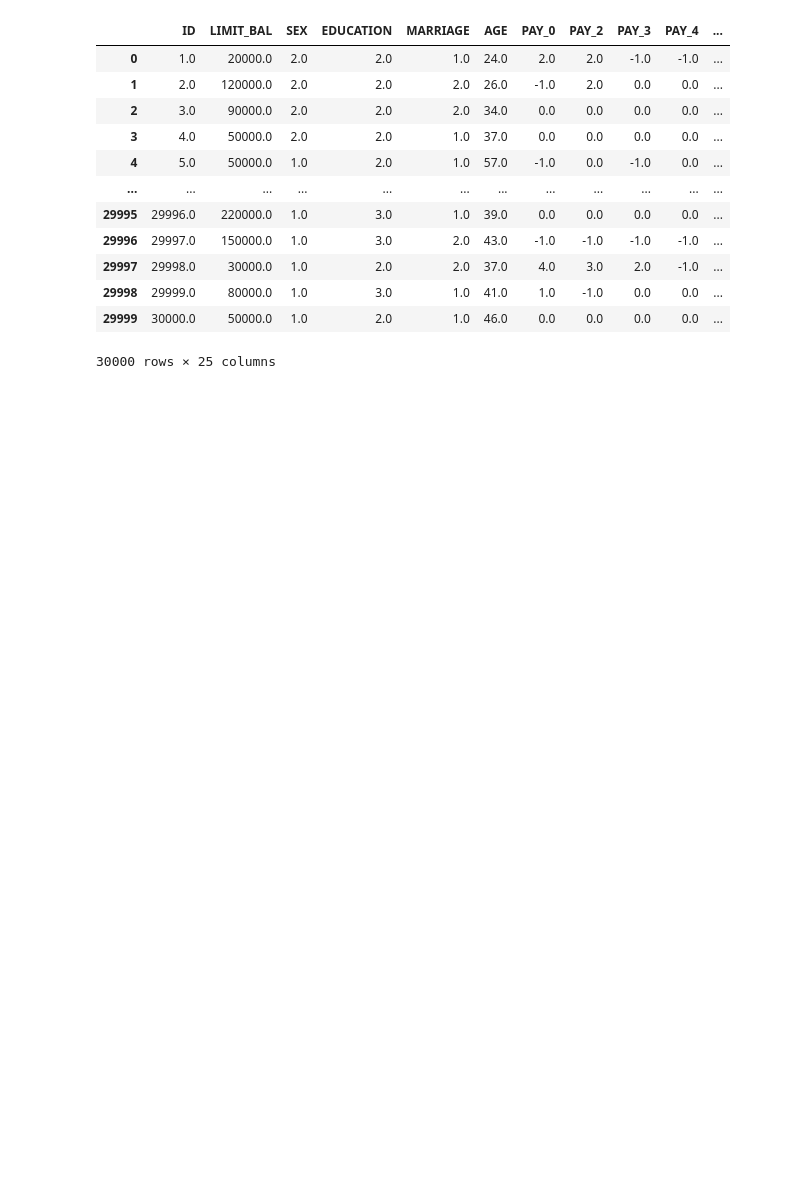
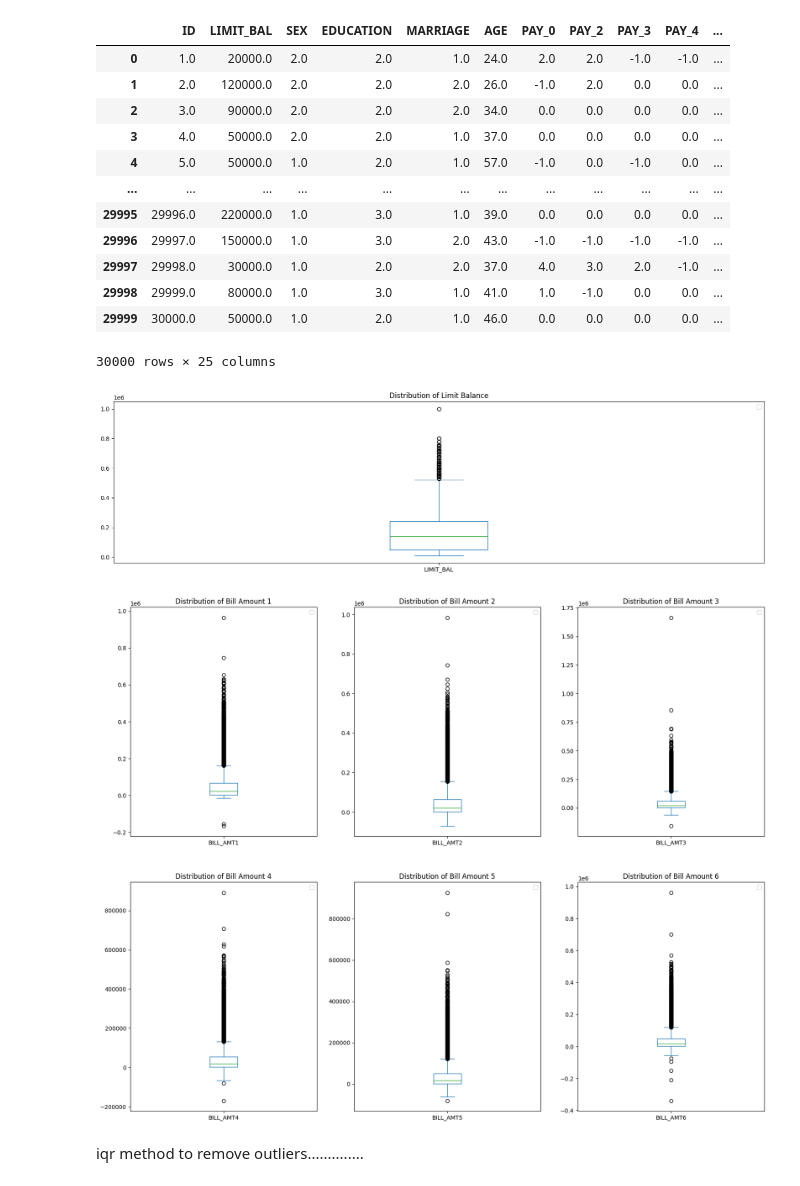
Before and after one commit to RookieCoder12/DevArena-Week-9, a Jupyter notebook: CarDefXGB1.ipynb, the cells around one changed output. Cells and saved outputs as stored; diff of their text form; code cells hidden in the pictures; blank space fills up the shorter version.

Commit message:
modified: cardef,house_prediction; updated the file; addded: png image

```diff
--- a/CarDefXGB1.ipynb
+++ b/CarDefXGB1.ipynb
@@ -38,3 +43,48 @@ df2
 | 29998 | 29999.0 | 80000.0 | 1.0 | 3.0 | 1.0 | 41.0 | 1.0 | -1.0 | 0.0 | 0.0 | ... |
 | 29999 | 30000.0 | 50000.0 | 1.0 | 2.0 | 1.0 | 46.0 | 0.0 | 0.0 | 0.0 | 0.0 | ... |
 30000 rows × 25 columns
+# %%
+plt.figure(figsize=(20, 5))
+plt.subplot(1, 1, 1)
+plt.title("Distribution of Limit Balance")
+df2['LIMIT_BAL'].plot(kind='box')
+plt.legend()
+
+plt.figure(figsize=(20, 16))
+plt.subplot(2, 3, 1)
+plt.title("Distribution of Bill Amount 1")
+df2['BILL_AMT1'].plot(kind='box')
+plt.legend()
+
+plt.subplot(2, 3, 2)
+plt.title("Distribution of Bill Amount 2")
+df2['BILL_AMT2'].plot(kind='box')
+plt.legend()
+
+plt.subplot(2, 3, 3)
+plt.title("Distribution of Bill Amount 3")
+df2['BILL_AMT3'].plot(kind='box')
+plt.legend()
+
+plt.subplot(2, 3, 4)
+plt.title("Distribution of Bill Amount 4")
+df2['BILL_AMT4'].plot(kind='box')
+plt.legend()
+
+plt.subplot(2, 3, 5)
+plt.title("Distribution of Bill Amount 5")
+df2['BILL_AMT5'].plot(kind='box')
+plt.legend()
+
+plt.subplot(2, 3, 6)
+plt.title("Distribution of Bill Amount 6")
+df2['BILL_AMT6'].plot(kind='box')
+plt.legend()
+
+
+plt.show()
+# %% [output]
+[figure, added]
+[figure, added]
+# %% [markdown]
+iqr method to remove outliers..............
```
Also changed, not shown: parts of 20 cells of this notebook, 2 other files.
